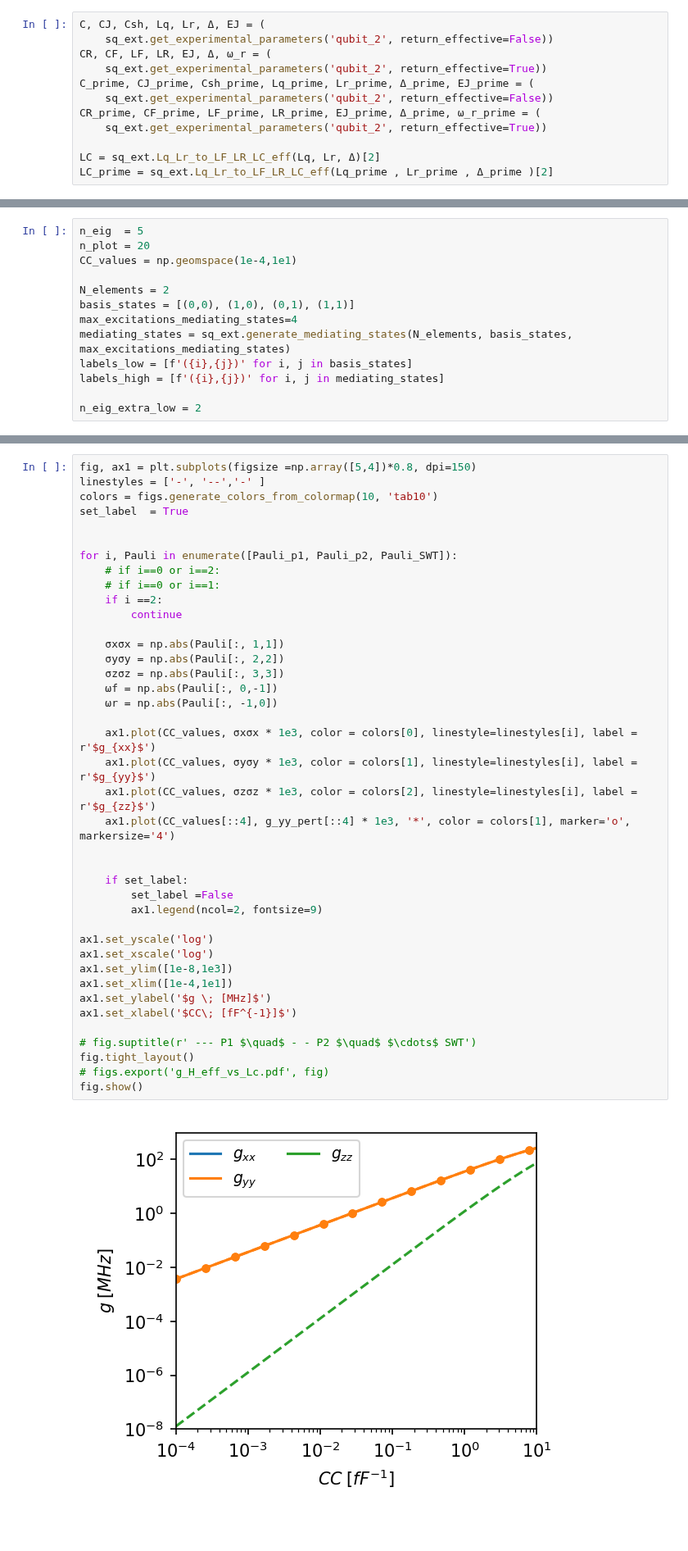
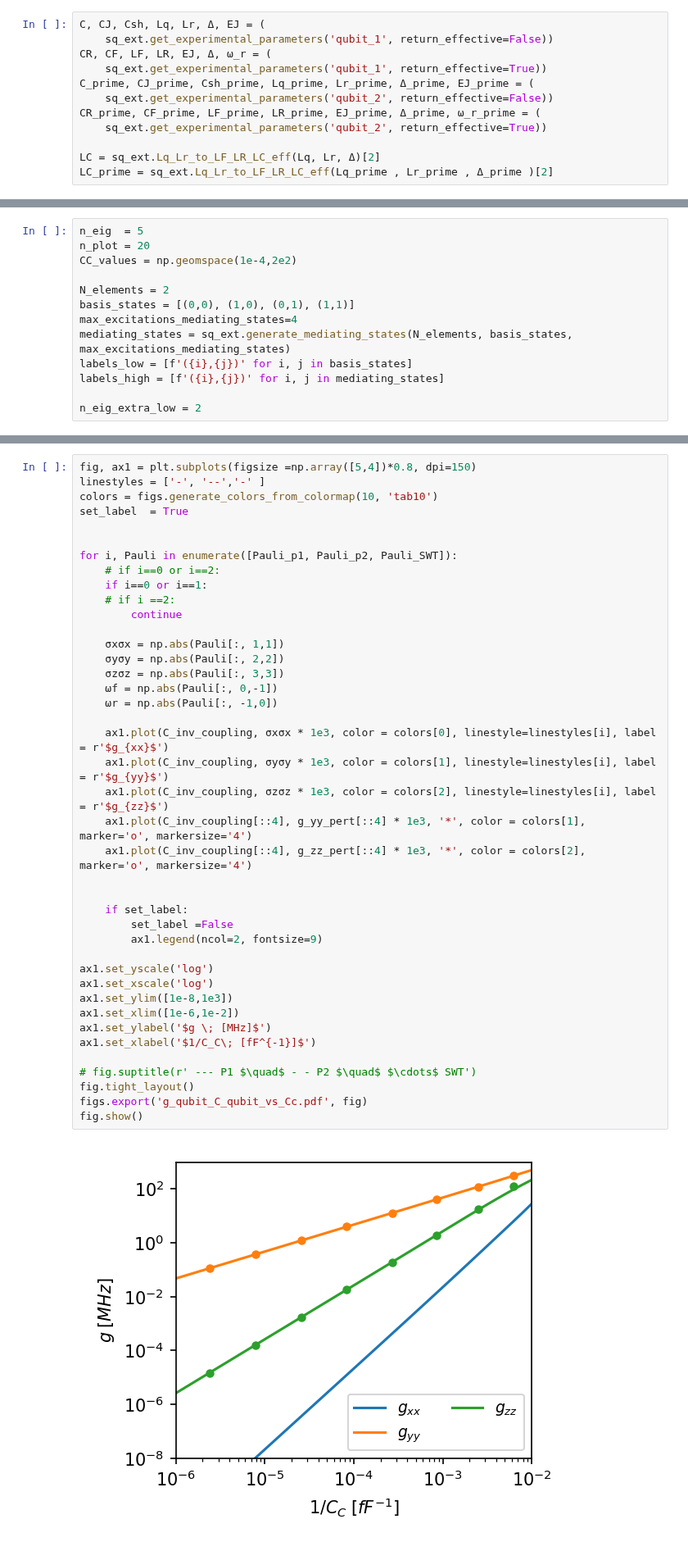
Before and after one commit to GabrielJauma/tunable-capacitive-coupling-flux-qubits, a Jupyter notebook: two_unit_cells_capacitively_coupled/unit_cell-C-unit_cell_effective_hamiltonian.ipynb, the cells around one changed output, grey strips where cells are left out. Shown at 82% size. Drawn from its saved outputs; the diff is of its cells as text.

```diff
--- a/two_unit_cells_capacitively_coupled/unit_cell-C-unit_cell_effective_hamiltonian.ipynb
+++ b/two_unit_cells_capacitively_coupled/unit_cell-C-unit_cell_effective_hamiltonian.ipynb
@@ -30,9 +30,9 @@ e0   = 1.602e-19
 Φ_0 = h/(2*e0)
 # %%
 C, CJ, Csh, Lq, Lr, Δ, EJ = (
-    sq_ext.get_experimental_parameters('qubit_2', return_effective=False))
+    sq_ext.get_experimental_parameters('qubit_1', return_effective=False))
 CR, CF, LF, LR, EJ, Δ, ω_r = (
-    sq_ext.get_experimental_parameters('qubit_2', return_effective=True))
+    sq_ext.get_experimental_parameters('qubit_1', return_effective=True))
 C_prime, CJ_prime, Csh_prime, Lq_prime, Lr_prime, Δ_prime, EJ_prime = (
     sq_ext.get_experimental_parameters('qubit_2', return_effective=False))
 CR_prime, CF_prime, LF_prime, LR_prime, EJ_prime, Δ_prime, ω_r_prime = (
@@ -56,7 +56,7 @@ n_eig = 6
 # %%
 n_eig  = 5
 n_plot = 20
-CC_values = np.geomspace(1e-4,1e1)
+CC_values = np.geomspace(1e-4,2e2)
 
 N_elements = 2
 basis_states = [(0,0), (1,0), (0,1), (1,1)]
@@ -153,40 +159,41 @@ fig, ax1 = plt.subplots(figsize =np.array([5,4])*0.8, dpi=150)
 linestyles = ['-', '--','-' ]
 colors = figs.generate_colors_from_colormap(10, 'tab10')
 set_label  = True
 
 
 for i, Pauli in enumerate([Pauli_p1, Pauli_p2, Pauli_SWT]):
     # if i==0 or i==2:
-    # if i==0 or i==1:
-    if i ==2:
+    if i==0 or i==1:
+    # if i ==2:
         continue
 
     σxσx = np.abs(Pauli[:, 1,1])
     σyσy = np.abs(Pauli[:, 2,2])
     σzσz = np.abs(Pauli[:, 3,3])
     ωf = np.abs(Pauli[:, 0,-1])
     ωr = np.abs(Pauli[:, -1,0])
 
-    ax1.plot(CC_values, σxσx * 1e3, color = colors[0], linestyle=linestyles[i], label = r'$g_{xx}$')
-    ax1.plot(CC_values, σyσy * 1e3, color = colors[1], linestyle=linestyles[i], label = r'$g_{yy}$')
-    ax1.plot(CC_values, σzσz * 1e3, color = colors[2], linestyle=linestyles[i], label = r'$g_{zz}$')
-    ax1.plot(CC_values[::4], g_yy_pert[::4] * 1e3, '*', color = colors[1], marker='o', markersize='4')
+    ax1.plot(C_inv_coupling, σxσx * 1e3, color = colors[0], linestyle=linestyles[i], label = r'$g_{xx}$')
+    ax1.plot(C_inv_coupling, σyσy * 1e3, color = colors[1], linestyle=linestyles[i], label = r'$g_{yy}$')
+    ax1.plot(C_inv_coupling, σzσz * 1e3, color = colors[2], linestyle=linestyles[i], label = r'$g_{zz}$')
+    ax1.plot(C_inv_coupling[::4], g_yy_pert[::4] * 1e3, '*', color = colors[1], marker='o', markersize='4')
+    ax1.plot(C_inv_coupling[::4], g_zz_pert[::4] * 1e3, '*', color = colors[2], marker='o', markersize='4')
 
 
     if set_label:
         set_label =False
         ax1.legend(ncol=2, fontsize=9)
 
 ax1.set_yscale('log')
 ax1.set_xscale('log')
 ax1.set_ylim([1e-8,1e3])
-ax1.set_xlim([1e-4,1e1])
+ax1.set_xlim([1e-6,1e-2])
 ax1.set_ylabel('$g \; [MHz]$')
-ax1.set_xlabel('$CC\; [fF^{-1}]$')
+ax1.set_xlabel('$1/C_C\; [fF^{-1}]$')
 
 # fig.suptitle(r' --- P1 $\quad$ - - P2 $\quad$ $\cdots$ SWT')
 fig.tight_layout()
-# figs.export('g_H_eff_vs_Lc.pdf', fig)
+figs.export('g_qubit_C_qubit_vs_Cc.pdf', fig)
 fig.show()
 # %% [output]
-[figure, old version]
+[figure, new version]
```
Also changed, not shown: parts of 3 cells of this notebook, 8 other files.
